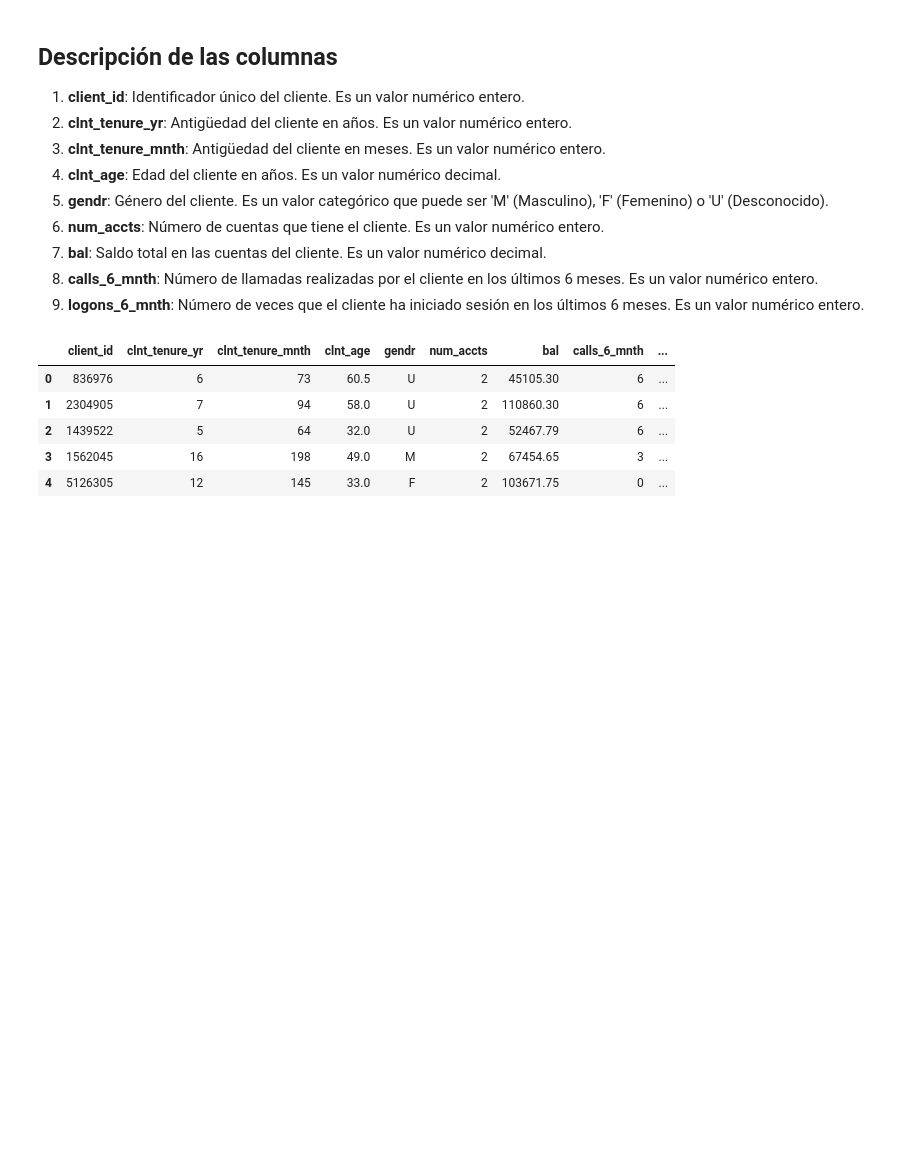
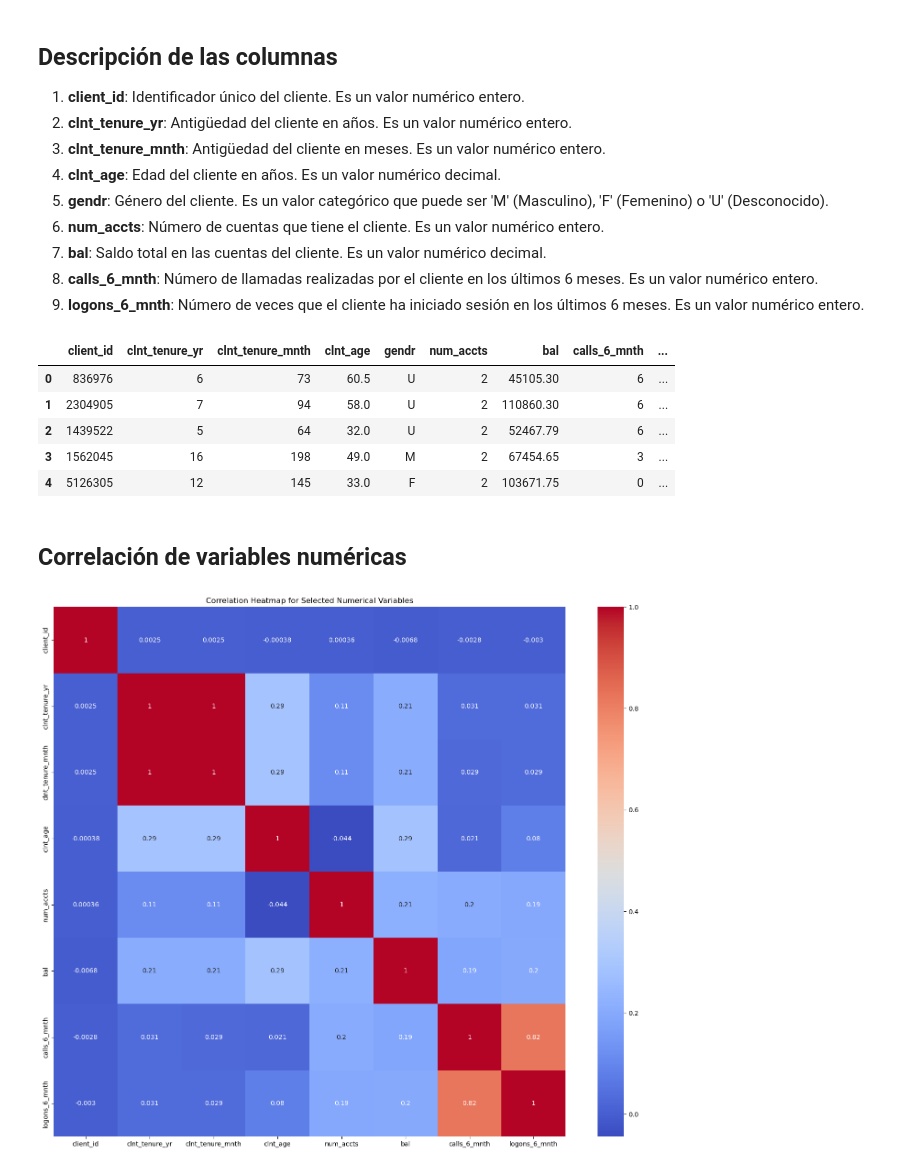
Before and after one commit to jesuserro/eda-testing-vanguard, a Jupyter notebook: src/clientes.ipynb, the cells around one changed output. Cells and saved outputs as stored; diff of their text form; code cells hidden in the pictures; blank space fills up the shorter version.

```diff
--- a/src/clientes.ipynb
+++ b/src/clientes.ipynb
@@ -31,3 +34,22 @@ clients_df.head()
 | 2 | 1439522 | 5 | 64 | 32.0 | U | 2 | 52467.79 | 6 | ... |
 | 3 | 1562045 | 16 | 198 | 49.0 | M | 2 | 67454.65 | 3 | ... |
 | 4 | 5126305 | 12 | 145 | 33.0 | F | 2 | 103671.75 | 0 | ... |
+# %% [markdown]
+## Correlación de variables numéricas
+# %%
+# Capturar las columnas numéricas
+df_numerical = clients_df.select_dtypes(include=['int64', 'float64'])
+
+# IMPORTANT: The Spearman correlation coefficient ranges from -1 to 1, where:
+correlation_matrix = df_numerical.corr()
+
+# Setting up the matplotlib figure with an appropriate size
+plt.figure(figsize=(18, 15))
+
+# Drawing the heatmap for the numerical columns
+sns.heatmap(correlation_matrix, annot=True, cmap="coolwarm")
+
+plt.title("Correlation Heatmap for Selected Numerical Variables")
+plt.show()
+# %% [output]
+[figure, added]
```
Also changed, not shown: parts of 1 cell of this notebook.
